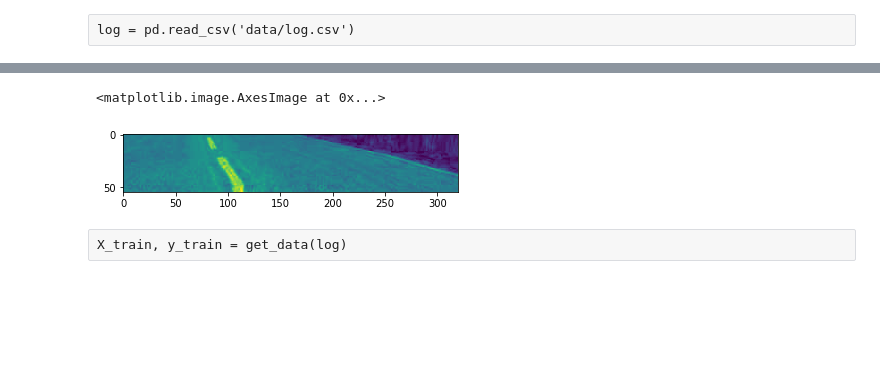
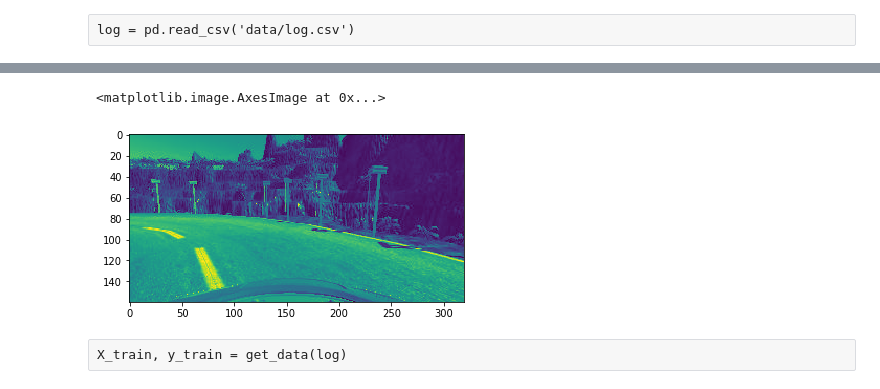
Before and after one commit to tmandzak/CarND-Behavioral-Cloning-P3, a Jupyter notebook: train2.ipynb, the cells around one changed output, grey strips where cells are left out. Saved outputs shown, nothing was run; the diff lists cells and outputs as text; code cells hidden in the pictures; blank space fills up the shorter version.

```diff
--- a/train2.ipynb
+++ b/train2.ipynb
@@ -211,16 +256,17 @@ def get_data(log):
 
     return X, y
 # %%
-#filename = "C:\\Users\ETASMAK\Documents\CarND-Behavioral-Cloning-P3\data22\IMG\center_2017_03_18_12_41_42_030.jpg"
-filename = "C:\\Users\ETASMAK\Documents\CarND-Behavioral-Cloning-P3\data22\IMG\center_2017_03_18_12_41_24_828.jpg"
+filename = "C:\\Users\ETASMAK\Documents\CarND-Behavioral-Cloning-P3\data22\IMG\center_2017_03_18_12_41_42_030.jpg"
+#filename = "C:\\Users\ETASMAK\Documents\CarND-Behavioral-Cloning-P3\data22\IMG\center_2017_03_18_12_41_24_828.jpg"
 
 image = mpimg.imread(filename)
 #image = cv2.cvtColor(image, cv2.COLOR_RGB2HSV)[:,:,1]
-image = image[top_crop+20:-bottom_crop,:,2]
+image = cv2.cvtColor(image, cv2.COLOR_RGB2YUV)[:,:,0]
+#image = image[top_crop+20:-bottom_crop,:,2]
 plt.imshow(image[:,:,None].squeeze())
 # %% [output]
 <matplotlib.image.AxesImage at 0x...>
-[figure, old version]
+[figure, new version]
 # %% [raw]
 X_train, y_train = get_data(log)
 # %% [raw]
```
Also changed, not shown: parts of 19 cells of this notebook, 8 other files.
